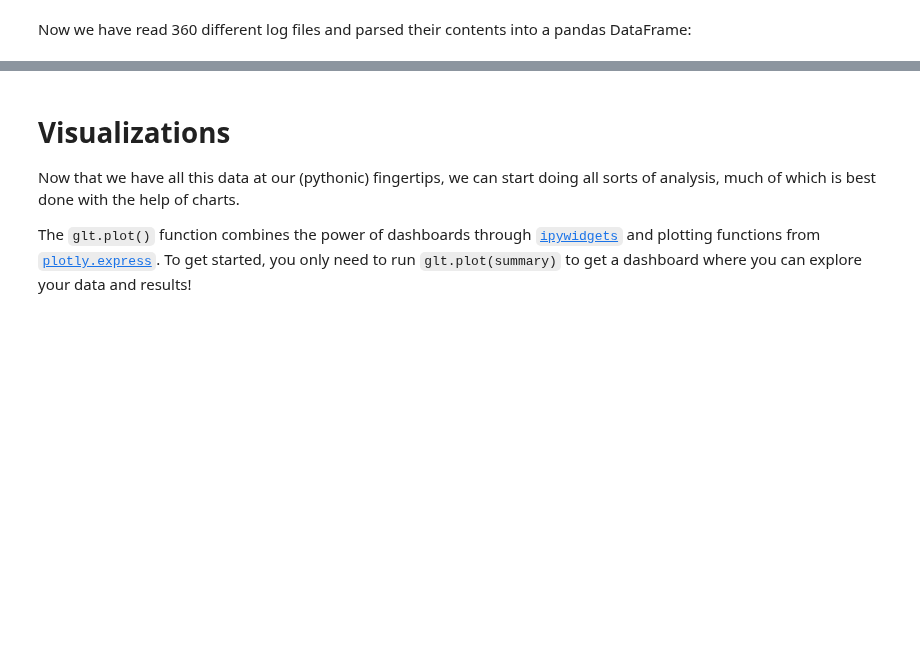
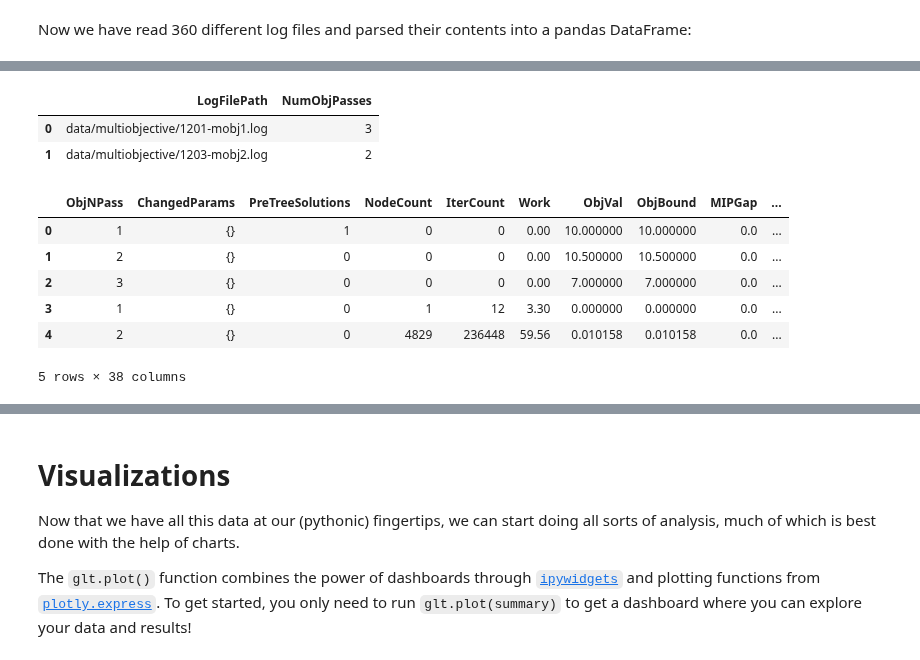
Before and after one commit to Gurobi/gurobi-logtools, a Jupyter notebook: gurobi-logtools.ipynb, the cells around one changed output, grey strips where cells are left out. Drawn from its saved outputs; the diff is of its cells as text; code cells hidden in the pictures; blank space fills up the shorter version.

```diff
--- a/gurobi-logtools.ipynb
+++ b/gurobi-logtools.ipynb
@@ -103,0 +109,22 @@ summary
+# %%
+multiobj_results = glt.parse([
+    "data/multiobjective/*.log",
+])
+
+top_level_multiobj_summary = multiobj_results.summary()
+top_level_multiobj_summary[["LogFilePath", "NumObjPasses"]]
+# %% [output]
+|  | LogFilePath | NumObjPasses |
+| 0 | data/multiobjective/1201-mobj1.log | 3 |
+| 1 | data/multiobjective/1203-mobj2.log | 2 |
+# %%
+objpass_multiobj_summary = multiobj_results.multiobj_summary()
+objpass_multiobj_summary
+# %% [output]
+|  | ObjNPass | ChangedParams | PreTreeSolutions | NodeCount | IterCount | Work | ObjVal | ObjBound | MIPGap | ... |
+| 0 | 1 | {} | 1 | 0 | 0 | 0.00 | 10.000000 | 10.000000 | 0.0 | ... |
+| 1 | 2 | {} | 0 | 0 | 0 | 0.00 | 10.500000 | 10.500000 | 0.0 | ... |
+| 2 | 3 | {} | 0 | 0 | 0 | 0.00 | 7.000000 | 7.000000 | 0.0 | ... |
+| 3 | 1 | {} | 0 | 1 | 12 | 3.30 | 0.000000 | 0.000000 | 0.0 | ... |
+| 4 | 2 | {} | 0 | 4829 | 236448 | 59.56 | 0.010158 | 0.010158 | 0.0 | ... |
+5 rows × 38 columns
```
Also changed, not shown: parts of 11 cells of this notebook, 20 other files.
